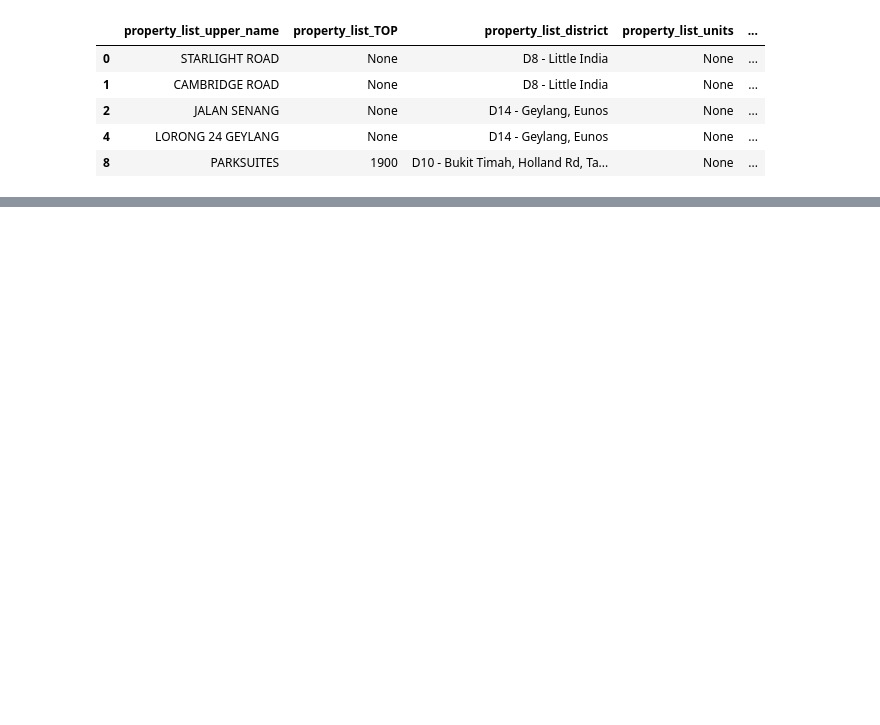
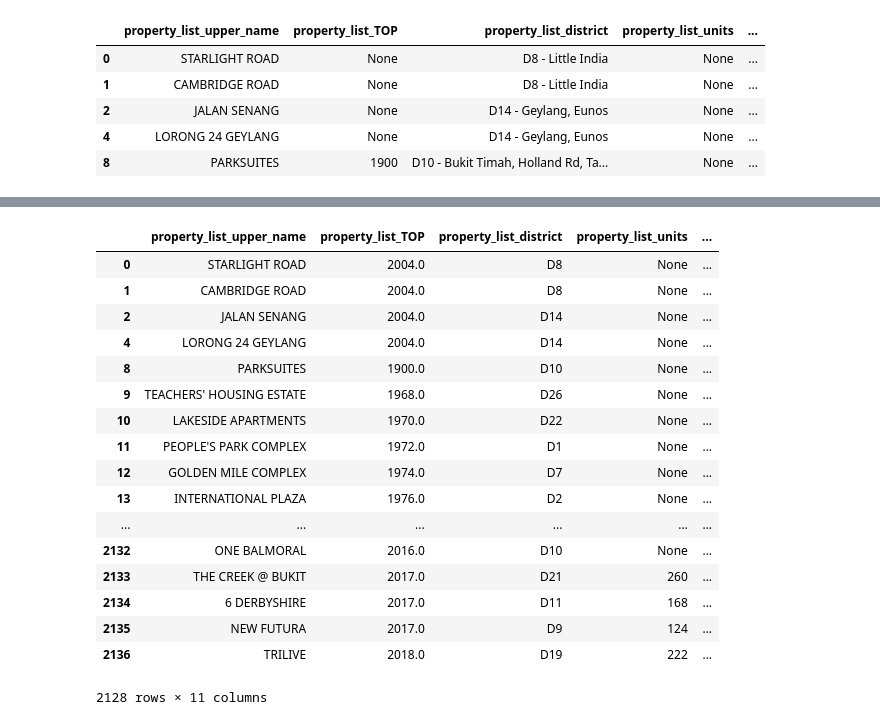
Before and after one commit to zhouwanjieAmiee/enbloc, a Jupyter notebook: src/enbloc.ipynb, the cells around one changed output, grey strips where cells are left out. Saved outputs shown, nothing was run; the diff lists cells and outputs as text; code cells hidden in the pictures; blank space fills up the shorter version.

```diff
--- a/src/enbloc.ipynb
+++ b/src/enbloc.ipynb
@@ -235,0 +256,21 @@ df['enbloc_licontact_date']=df['property_list_TOP'].fillna(df['property_list_TOP
+# %%
+df
+# %% [output]
+|  | property_list_upper_name | property_list_TOP | property_list_district | property_list_units | ... |
+| 0 | STARLIGHT ROAD | 2004.0 | D8 | None | ... |
+| 1 | CAMBRIDGE ROAD | 2004.0 | D8 | None | ... |
+| 2 | JALAN SENANG | 2004.0 | D14 | None | ... |
+| 4 | LORONG 24 GEYLANG | 2004.0 | D14 | None | ... |
+| 8 | PARKSUITES | 1900.0 | D10 | None | ... |
+| 9 | TEACHERS' HOUSING ESTATE | 1968.0 | D26 | None | ... |
+| 10 | LAKESIDE APARTMENTS | 1970.0 | D22 | None | ... |
+| 11 | PEOPLE'S PARK COMPLEX | 1972.0 | D1 | None | ... |
+| 12 | GOLDEN MILE COMPLEX | 1974.0 | D7 | None | ... |
+| 13 | INTERNATIONAL PLAZA | 1976.0 | D2 | None | ... |
+| ... | ... | ... | ... | ... | ... |
+| 2132 | ONE BALMORAL | 2016.0 | D10 | None | ... |
+| 2133 | THE CREEK @ BUKIT | 2017.0 | D21 | 260 | ... |
+| 2134 | 6 DERBYSHIRE | 2017.0 | D11 | 168 | ... |
+| 2135 | NEW FUTURA | 2017.0 | D9 | 124 | ... |
+| 2136 | TRILIVE | 2018.0 | D19 | 222 | ... |
+2128 rows × 11 columns
```
Also changed, not shown: parts of 22 cells of this notebook.
